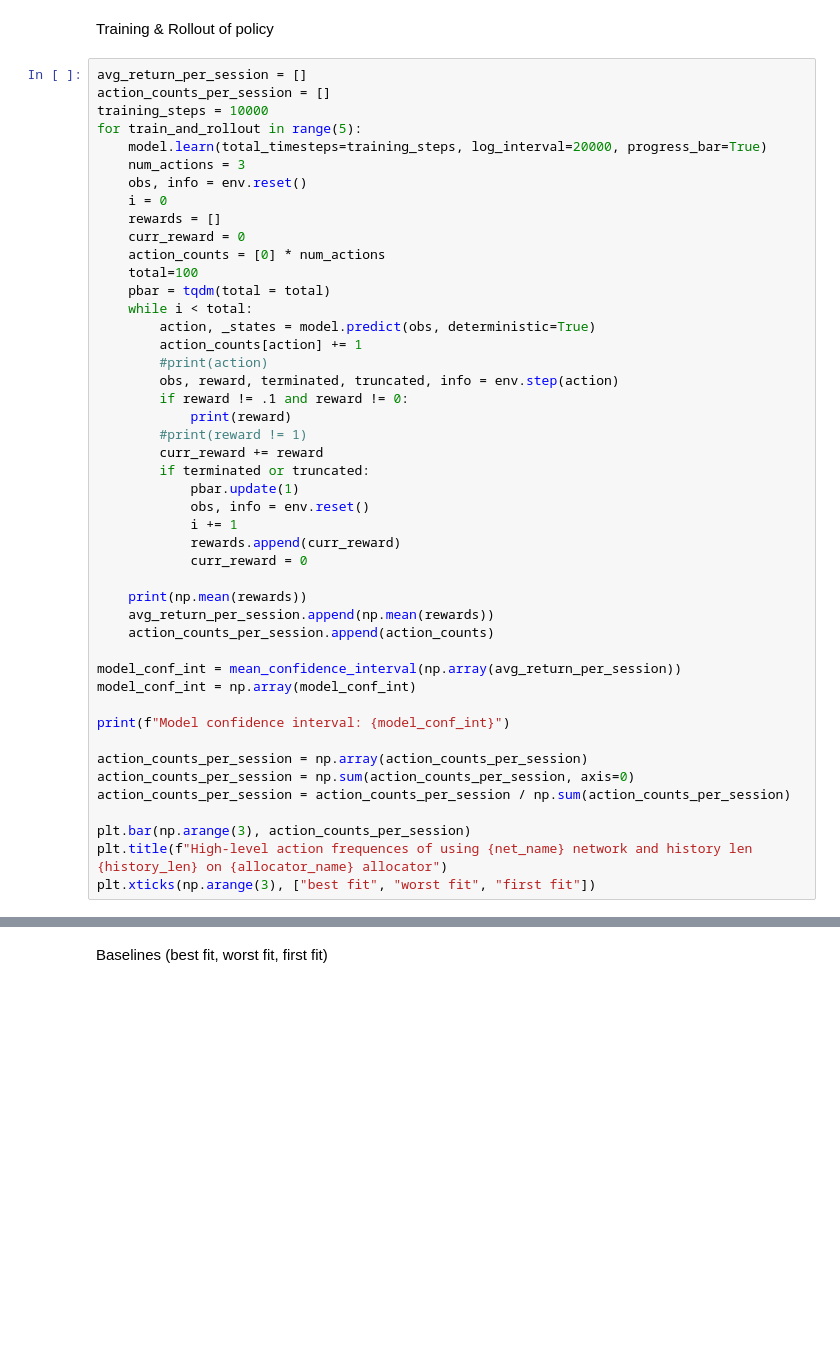
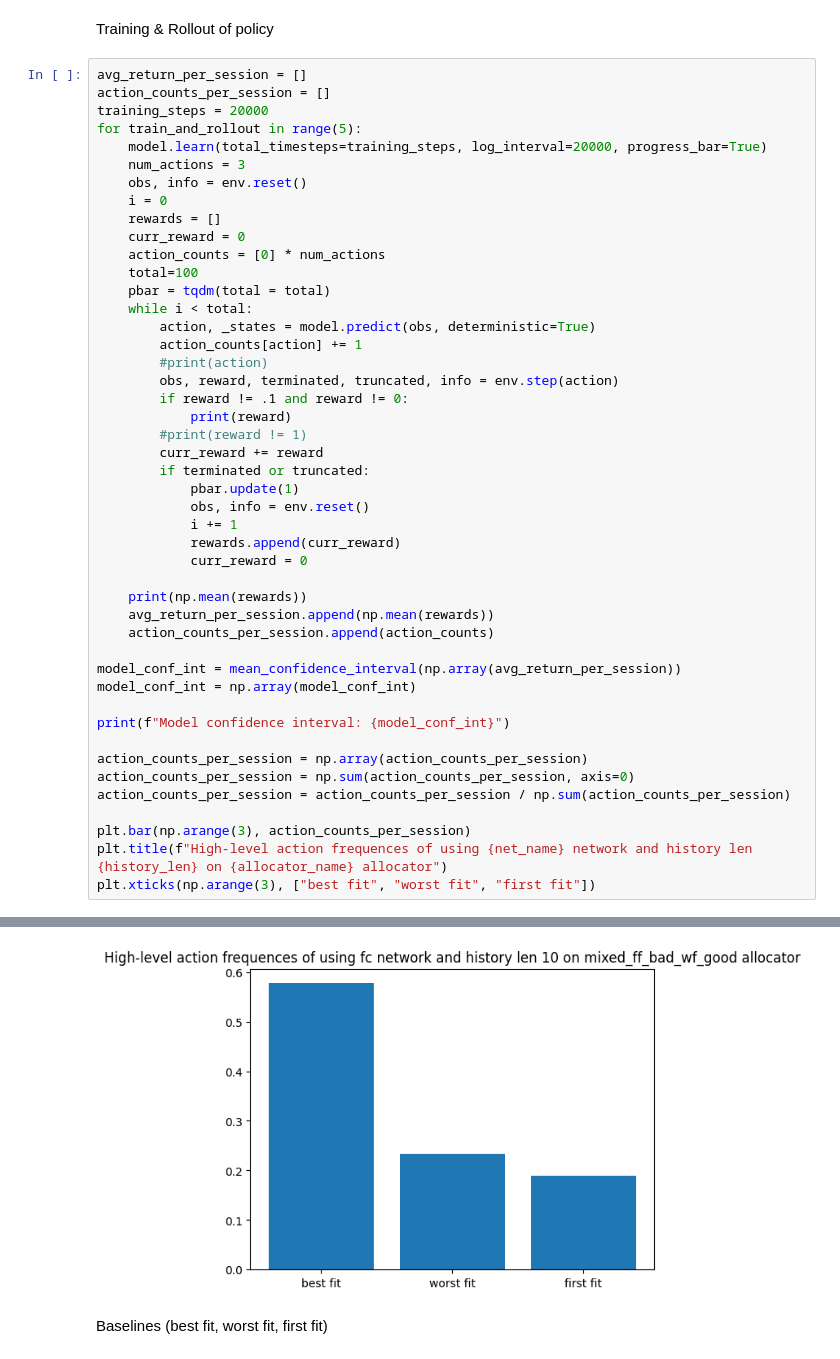
Before and after one commit to curry2736/rl-malloc, a Jupyter notebook: test_pol_sb3.ipynb, the cells around one changed output, grey strips where cells are left out. Cells and saved outputs as stored; diff of their text form; blank space fills up the shorter version.

```diff
--- a/test_pol_sb3.ipynb
+++ b/test_pol_sb3.ipynb
@@ -52,7 +100,7 @@ Training & Rollout of policy
 # %%
 avg_return_per_session = []
 action_counts_per_session = []
-training_steps = 10000
+training_steps = 20000
 for train_and_rollout in range(5):
     model.learn(total_timesteps=training_steps, log_interval=20000, progress_bar=True)
     num_actions = 3
@@ -112,3 +164,4 @@ plt.xticks(np.arange(3), ["best fit", "worst fit", "first fit"])
+[figure, added]
 # %% [markdown]
 Baselines (best fit, worst fit, first fit)
 # %%
```
Also changed, not shown: parts of 6 cells of this notebook, 5 other files.
